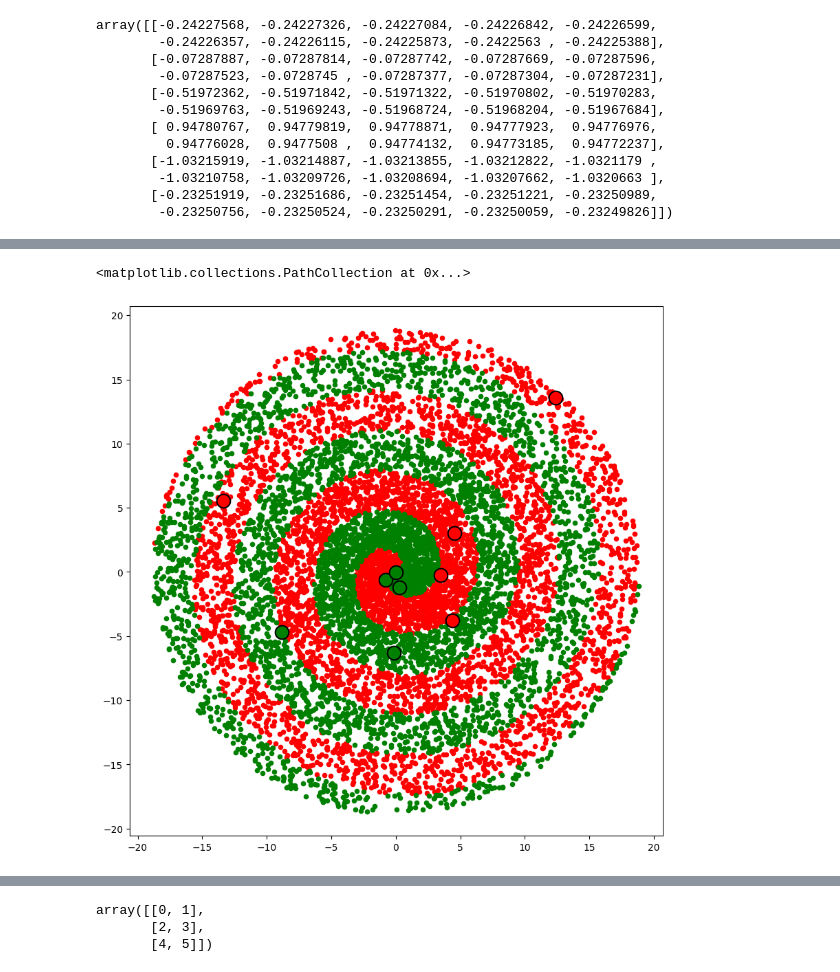
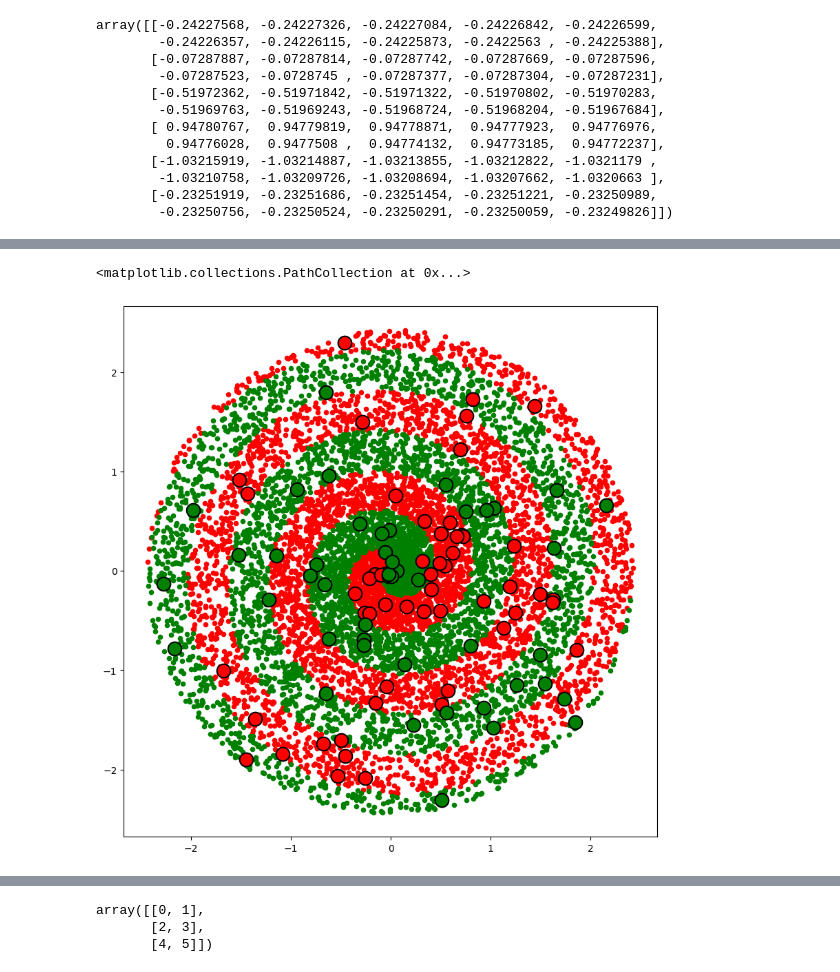
Before and after one commit to kendallzhu/curling, a Jupyter notebook: nn_scratch.ipynb, the cells around one changed output, grey strips where cells are left out. Drawn from its saved outputs; the diff is of its cells as text; code cells hidden in the pictures.

```diff
--- a/nn_scratch.ipynb
+++ b/nn_scratch.ipynb
@@ -162,32 +371,3 @@ IndexError: too many indices for array: array is 1-dimensional, but 2 were index
 # %%
-all_points = X
-all_predictions = np.array([neural_network.run(x) for x in all_points]).flatten() > 0.5
-
-plt.rcParams["figure.figsize"] = (10, 10)
-
-plt.scatter(X[~all_predictions, 0], X[~all_predictions, 1], color="r", s=20)
-plt.scatter(X[all_predictions, 0], X[all_predictions, 1], color="g", s=20)
-
-
-sample_points = np.array([X[i, :] for i in random_sample])
-sample_predictions = (
-    np.array([neural_network.run(x) for x in sample_points]).flatten() > 0.5
-)
-plt.scatter(
-    sample_points[~sample_predictions, 0],
-    sample_points[~sample_predictions, 1],
-    color="r",
-    s=200,
-    edgecolors="black",
-    linewidths=1.5,
-)
-plt.scatter(
-    sample_points[sample_predictions, 0],
-    sample_points[sample_predictions, 1],
-    color="g",
-    s=200,
-    edgecolors="black",
-    linewidths=1.5,
-)
 # %% [output]
 <matplotlib.collections.PathCollection at 0x...>
@@ -195,33 +375,33 @@ plt.scatter(
 # %%
-sample_points = np.array([X[i, :] for i in random_sample])
 sample_predictions = (
-    np.array([neural_network.run(x) for x in sample_points]).flatten() > 0.5
+    np.array([neural_network.run(x) for x in sample_points_for_prediction]).flatten()
+    > 0.5
 )
 
 plt.rcParams["figure.figsize"] = (10, 10)
 
-plt.scatter(X[~y, 0], X[~y, 1], color="r", s=20)
-plt.scatter(X[y, 0], X[y, 1], color="g", s=20)
+plt.scatter(X_norm[~y, 0], X_norm[~y, 1], color="r", s=20)
+plt.scatter(X_norm[y, 0], X_norm[y, 1], color="g", s=20)
 
 plt.scatter(
-    sample_points[~sample_predictions, 0],
-    sample_points[~sample_predictions, 1],
+    sample_points_for_prediction[~sample_predictions, 0],
+    sample_points_for_prediction[~sample_predictions, 1],
     color="r",
     s=200,
     edgecolors="black",
     linewidths=1.5,
 )
 plt.scatter(
-    sample_points[sample_predictions, 0],
-    sample_points[sample_predictions, 1],
+    sample_points_for_prediction[sample_predictions, 0],
+    sample_points_for_prediction[sample_predictions, 1],
     color="g",
     s=200,
     edgecolors="black",
     linewidths=1.5,
 )
 # %% [output]
 <matplotlib.collections.PathCollection at 0x...>
-[figure, old version]
+[figure, new version]
 # %%
 plt.rcParams["figure.figsize"] = (10, 10)
 plt.scatter(X[~y, 0], X[~y, 1], color="r")
```
Also changed, not shown: parts of 22 cells of this notebook, 1 other file.
